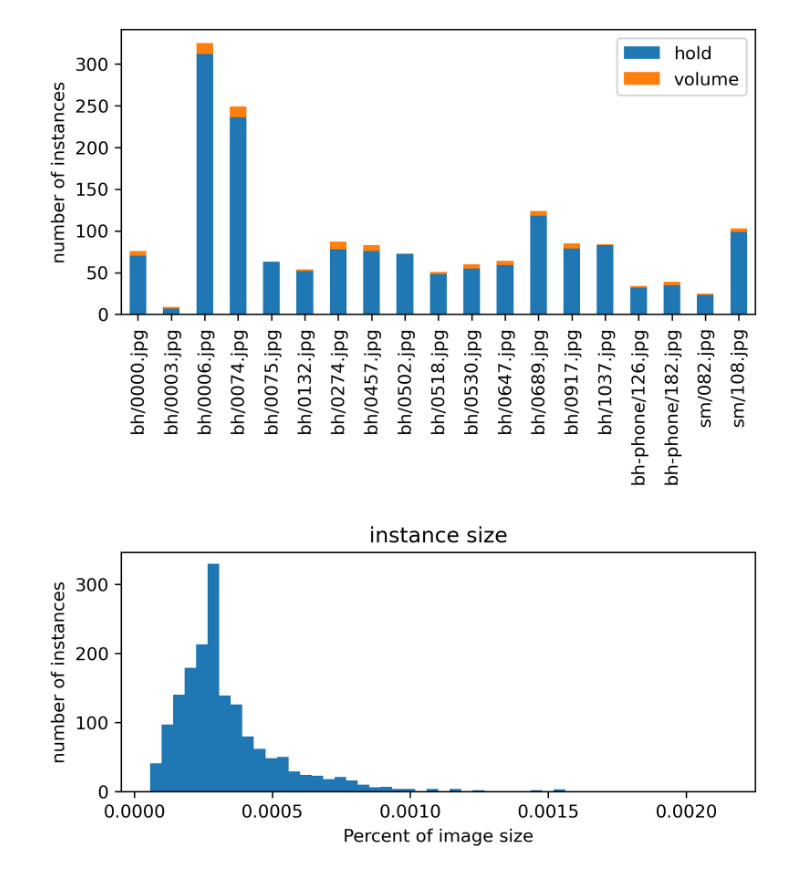
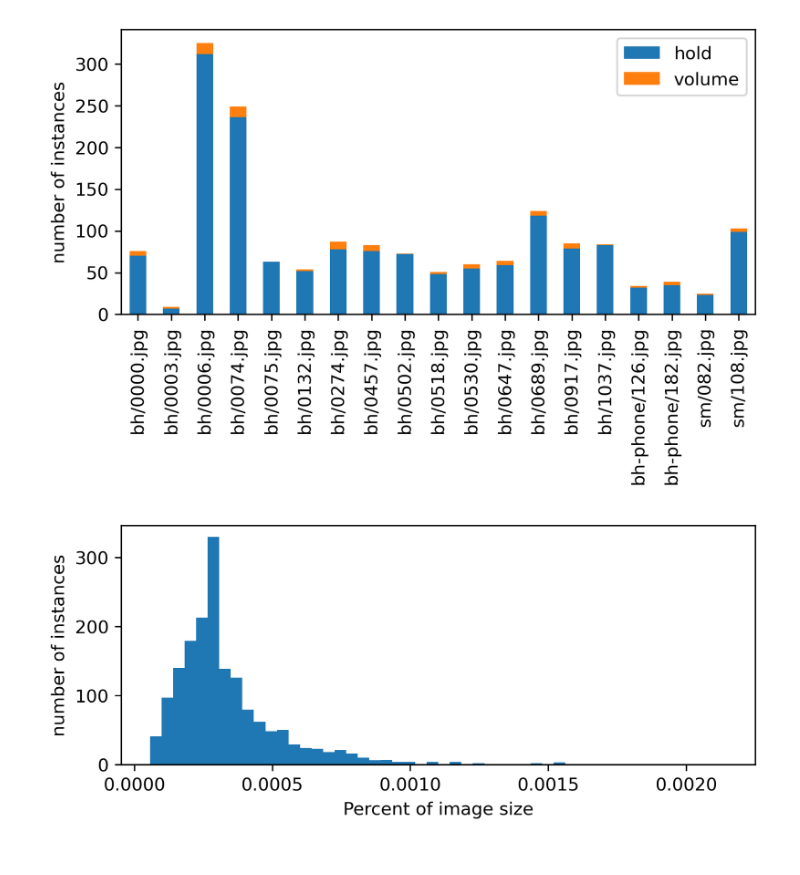
Before and after one commit to xiaoxiae/Indoor-Climbing-Hold-and-Route-Segmentation, a Jupyter notebook: data/statistics.ipynb, the cells around one changed output. Saved outputs shown, nothing was run; the diff lists cells and outputs as text; code cells hidden in the pictures.

```diff
--- a/data/statistics.ipynb
+++ b/data/statistics.ipynb
@@ -60,9 +60,9 @@ holds, region_percentage = create_stats(
         "/aux/Climber Tools/smichoff/boulder/whole/images/converted-downsized",
     ],
     annotation_paths=[
-        "data/bh/annotation.json",
-        "data/bh-phone/annotation.json",
-        "data/sm/annotation.json",
+        "bh/annotation.json",
+        "bh-phone/annotation.json",
+        "sm/annotation.json",
     ],
     dataset_names=[
         "bh",
@@ -92,11 +92,10 @@ plt.savefig('instances_per_category.pdf')
 # %%
 fig, ax = plt.subplots()
 ax.hist(region_percentage, bins=50)
 ax.set_xlabel("Percent of image size")
 ax.set_ylabel("number of instances")
-ax.set_title("instance size")
 ax.set_aspect(1/400000)  # scuffed
 
 plt.savefig('instance_size.pdf')
 # %% [output]
-[figure, old version]
+[figure, new version]
```
